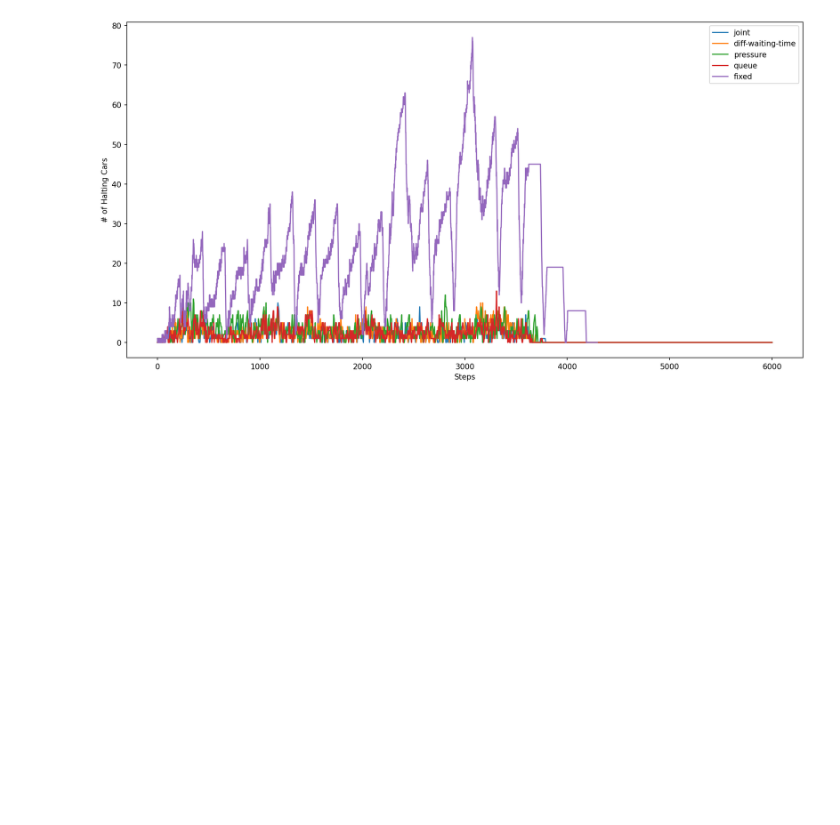
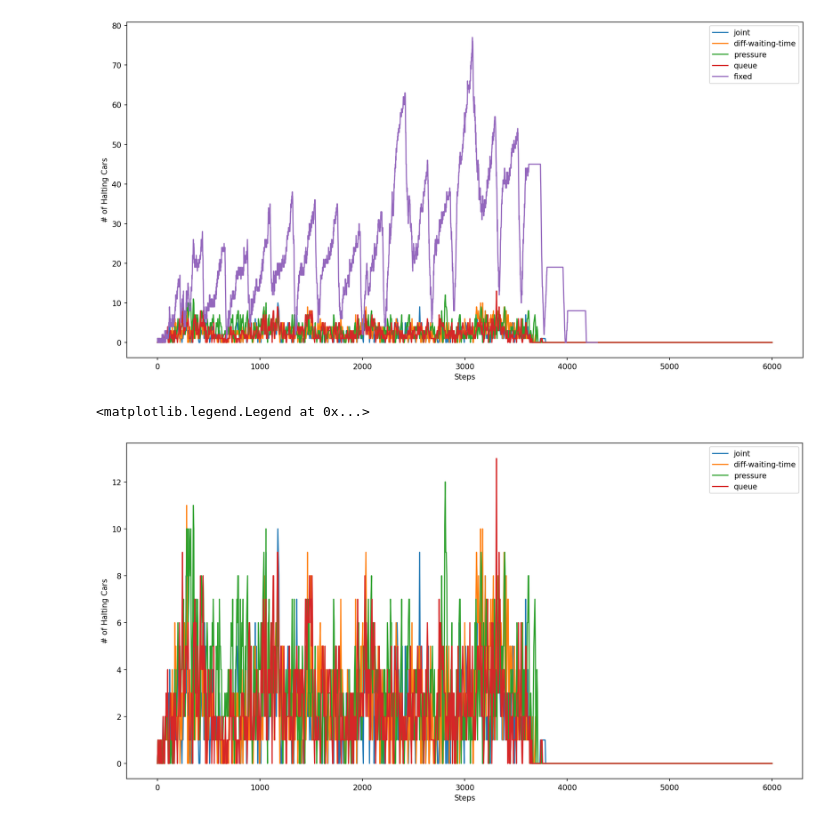
Before and after one commit to abdullah-shwaiky/amman-atsc-gp, a Jupyter notebook: dev.ipynb, the cells around one changed output. Drawn from its saved outputs; the diff is of its cells as text; code cells hidden in the pictures; blank space fills up the shorter version.

Commit message:
Added statistics for results in plotting files

```diff
--- a/dev.ipynb
+++ b/dev.ipynb
@@ -146,3 +199,16 @@ plt.legend()
 # %% [output]
 <matplotlib.legend.Legend at 0x...>
 [figure]
+# %%
+plt.figure(figsize=(16, 8), dpi=150)
+plt.plot(joint_7th['step'],joint_7th['system_total_stopped'], label='joint')
+plt.plot(diff_7th['step'],diff_7th['system_total_stopped'], label='diff-waiting-time')
+plt.plot(pressure_7th['step'],pressure_7th['system_total_stopped'], label='pressure')
+plt.plot(queue_7th['step'],queue_7th['system_total_stopped'], label='queue')
+# plt.plot(fixed_7th['time'], fixed_7th['halting'], label='fixed')
+plt.xlabel('Steps')
+plt.ylabel('# of Halting Cars')
+plt.legend()
+# %% [output]
+<matplotlib.legend.Legend at 0x...>
+[figure, added]
```
Also changed, not shown: parts of 5 cells of this notebook.
